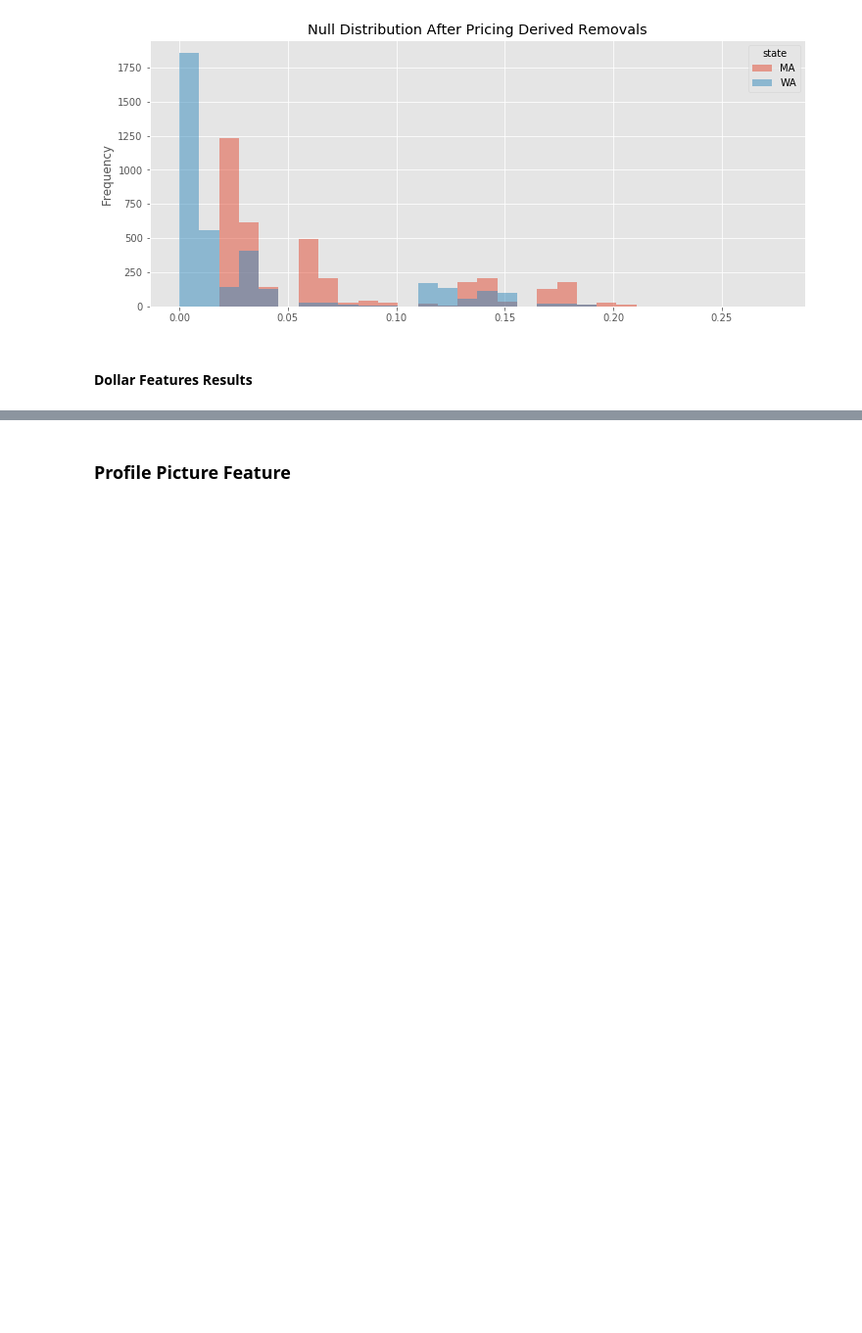
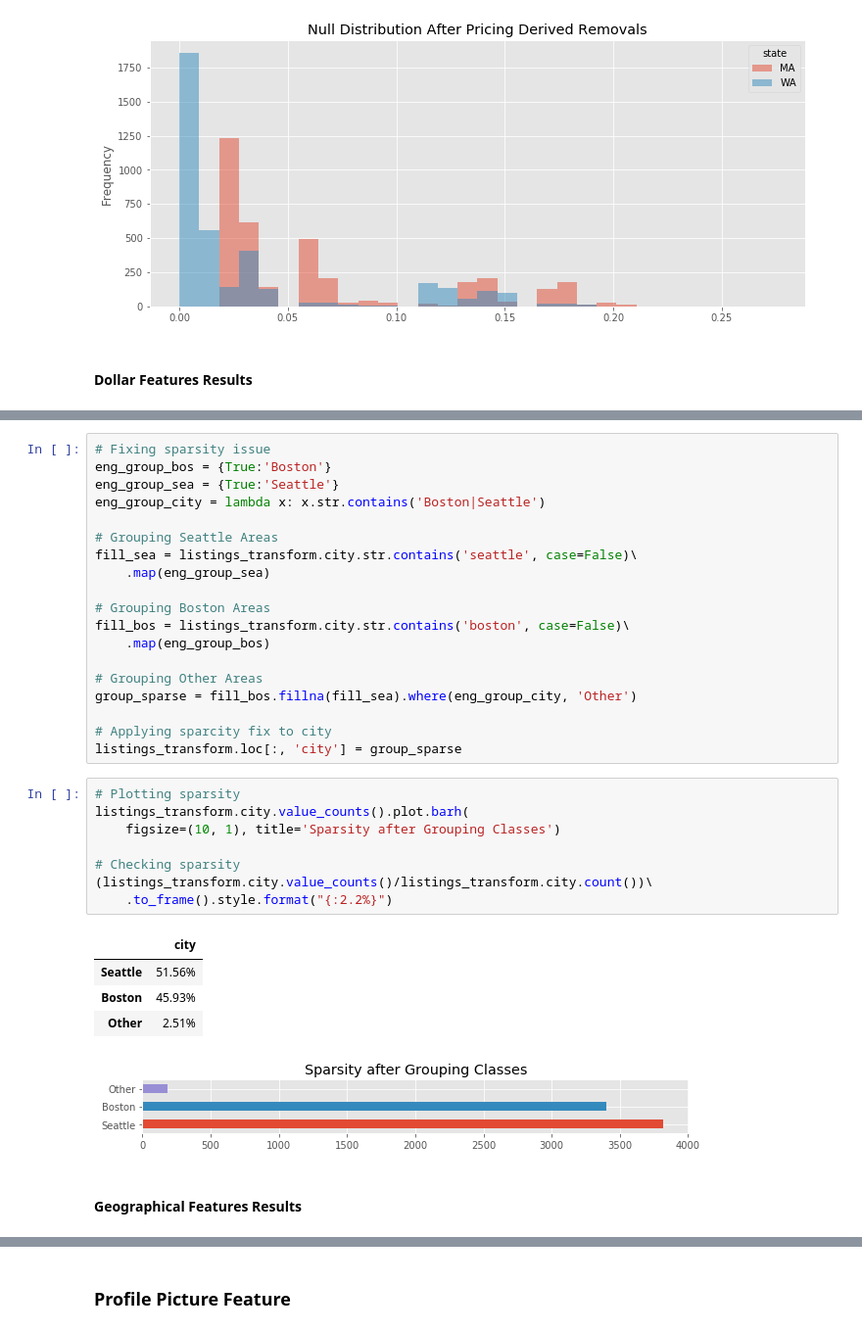
Before and after one commit to samlexrod/airbnb_ml, a Jupyter notebook: Airbnb_Analysis.ipynb, the cells around one changed output, grey strips where cells are left out. Shown at 98% size. Drawn from its saved outputs; the diff is of its cells as text; blank space fills up the shorter version.

```diff
--- a/Airbnb_Analysis.ipynb
+++ b/Airbnb_Analysis.ipynb
@@ -1463,0 +1405,35 @@ tracker_add('dummies', inform_columns, assessed=True)
+# %%
+# Fixing sparsity issue
+eng_group_bos = {True:'Boston'}
+eng_group_sea = {True:'Seattle'}
+eng_group_city = lambda x: x.str.contains('Boston|Seattle')
+
+# Grouping Seattle Areas
+fill_sea = listings_transform.city.str.contains('seattle', case=False)\
+    .map(eng_group_sea)
+
+# Grouping Boston Areas
+fill_bos = listings_transform.city.str.contains('boston', case=False)\
+    .map(eng_group_bos)
+
+# Grouping Other Areas
+group_sparse = fill_bos.fillna(fill_sea).where(eng_group_city, 'Other')
+
+# Applying sparcity fix to city
+listings_transform.loc[:, 'city'] = group_sparse
+# %%
+# Plotting sparsity
+listings_transform.city.value_counts().plot.barh(
+    figsize=(10, 1), title='Sparsity after Grouping Classes')
+
+# Checking sparsity
+(listings_transform.city.value_counts()/listings_transform.city.count())\
+    .to_frame().style.format("{:2.2%}")
+# %% [output]
+|  | city |
+| Seattle | 51.56% |
+| Boston | 45.93% |
+| Other | 2.51% |
+[figure, added]
+# %% [markdown]
+####  Geographical Features Results
```
Also changed, not shown: parts of 99 cells of this notebook, 2 other files.
